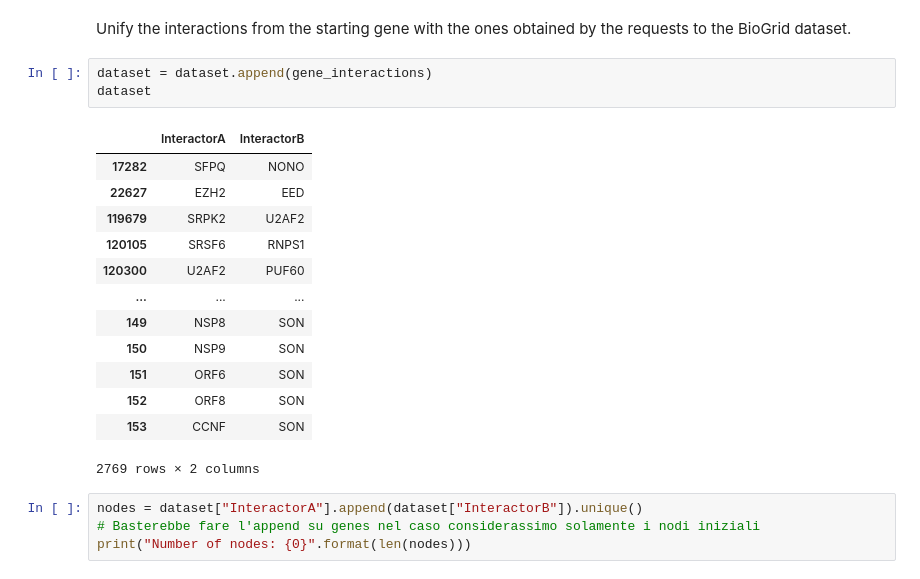
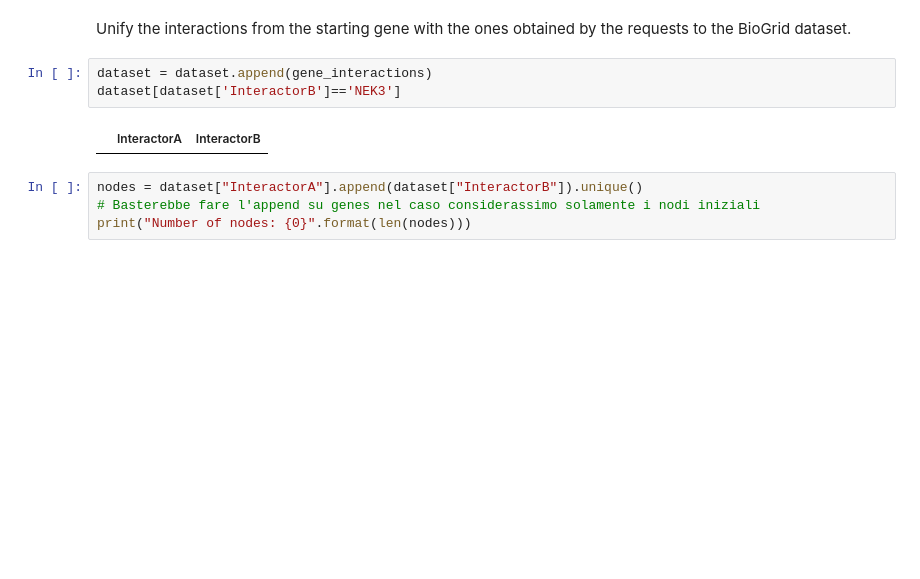
Before and after one commit to nikodallanoce/ComputationalHealthLaboratory, a Jupyter notebook: Project_CHL.ipynb, the cells around one changed output. Saved outputs shown, nothing was run; the diff lists cells and outputs as text; blank space fills up the shorter version.

```diff
--- a/Project_CHL.ipynb
+++ b/Project_CHL.ipynb
@@ -151,21 +160,9 @@ dtype: int64
 Unify the interactions from the starting gene with the ones obtained by the requests to the BioGrid dataset.
 # %%
 dataset = dataset.append(gene_interactions)
-dataset
+dataset[dataset['InteractorB']=='NEK3']
 # %% [output]
 |  | InteractorA | InteractorB |
-| 17282 | SFPQ | NONO |
-| 22627 | EZH2 | EED |
-| 119679 | SRPK2 | U2AF2 |
-| 120105 | SRSF6 | RNPS1 |
-| 120300 | U2AF2 | PUF60 |
-| ... | ... | ... |
-| 149 | NSP8 | SON |
-| 150 | NSP9 | SON |
-| 151 | ORF6 | SON |
-| 152 | ORF8 | SON |
-| 153 | CCNF | SON |
-2769 rows × 2 columns
 # %%
 nodes = dataset["InteractorA"].append(dataset["InteractorB"]).unique()
 # Basterebbe fare l'append su genes nel caso considerassimo solamente i nodi iniziali
```
Also changed, not shown: parts of 11 cells of this notebook.
